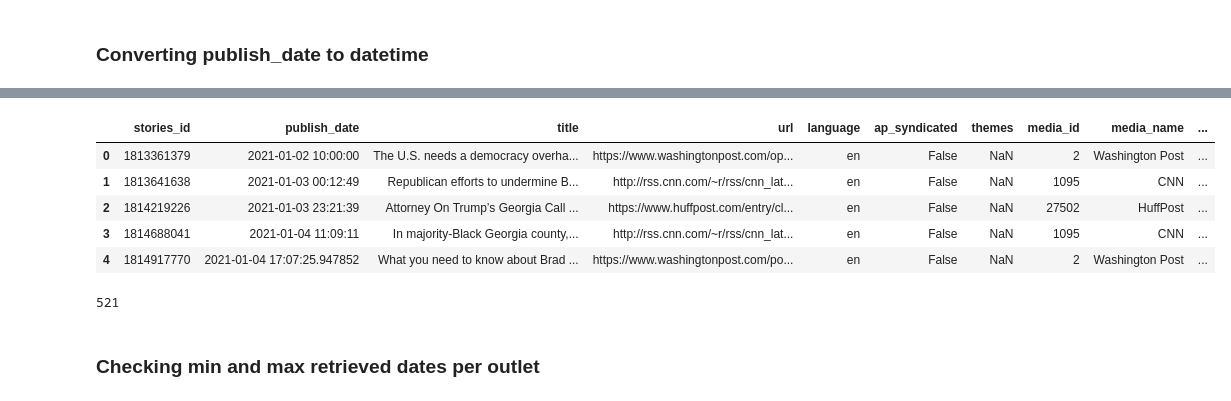
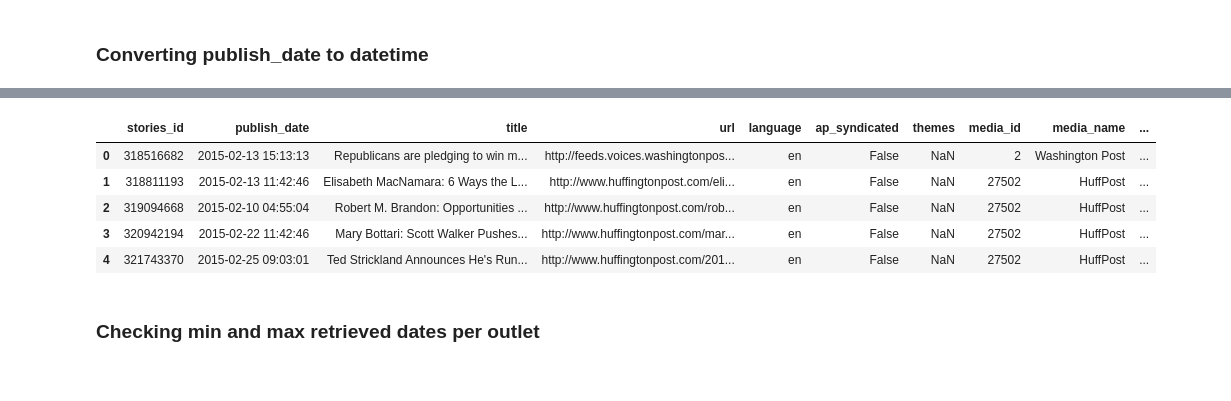
Before and after one commit to analoncur3/Voter-ID-US-News-Media, a Jupyter notebook: Data collection/Mediascore.ipynb, the cells around one changed output, grey strips where cells are left out. Saved outputs shown, nothing was run; the diff lists cells and outputs as text; code cells hidden in the pictures.

```diff
--- a/Data collection/Mediascore.ipynb
+++ b/Data collection/Mediascore.ipynb
@@ -66,12 +80,11 @@ def get_outlet_story_count(media_id):
     story_count = mc.storyCount(f'("voter ID" or "voter identification" or "ID law" or "ID laws" or "voting ID") and (media_id:{media_id})', date_range)
     return story_count
 # %%
-# Find storyCount of selected sources
-sources = [2, 1, 1149, 1095, 25499, 4, 104828, 9, 27502]
+# Find storyCount of sources
+sources = [2, 1, 1149, 1095, 25499, 4, 104828, 9, 27502, 1092, 6443, 101, 7, 19334, 1150, 18775, 25649, 1117]
 results = []
 for x in sources:
     story_counts = get_outlet_story_count(x)['count']
     results.append(story_counts)
-
 print(results)
 # %% [output]
@@ -140,8 +180,8 @@ with open('left.csv', 'w', newline='') as csvfile:
         writer.writerow(s)
 # %%
 # Create dataframe from saved csv file
-left_corpus = pd.read_csv('left.csv', encoding='cp1252')
-len(left_corpus) # check number of urls
-left_corpus.head()
+corpus = pd.read_csv('stories.csv', encoding="utf-8")
+len(corpus) # check number of urls
+corpus.head()
 # %% [output]
 |  | stories_id | publish_date | title | url | language | ap_syndicated | themes | media_id | media_name | ... |
@@ -180,0 +230,6 @@ len(urls)
+# %%
+# Find and remove duplicates or articles without a date
+corpus['exclude_dupe'] = corpus.duplicated(subset=['title', 'url'])
+corpus['exclude_no_date'] = corpus['publish_date'].isna()
+corpus = corpus.loc[(~corpus['exclude_dupe']) & (~corpus['exclude_no_date'])]
+len(corpus)
@@ -186,3 +261,6 @@ left_corpus.info()
 # %%
 # left_corpus.rename(columns={'publish_date': 'Date'}) #renaming date column
-left_corpus['Date'] = pd.to_datetime(left_corpus['publish_date']) # converting publish_date to datetime
+corpus['Date'] = pd.to_datetime(corpus['publish_date']) # converting publish_date to datetime
+corpus['mnth_yr'] = corpus['Date'].apply(lambda x: x.strftime('%d %B, %Y')) # converting datetime to string with format: day, month, year
+corpus['Date'] = pd.to_datetime(corpus['mnth_yr']) # converting string to simplified datetime column
+corpus.head()
@@ -200,23 +274,15 @@ left_corpus.head()
 # %%
 # modify data types
-left_corpus['stories_id'] = left_corpus['stories_id'].astype('str')
-left_corpus['media_id'] = left_corpus['media_id'].astype('str')
-left_corpus.head()
+corpus['stories_id'] = corpus['stories_id'].astype('str')
+corpus['media_id'] = corpus['media_id'].astype('str')
+corpus.head()
 # %% [output]
 |  | stories_id | publish_date | title | url | language | ap_syndicated | themes | media_id | media_name | ... |
-| 0 | 1813361379 | 2021-01-02 10:00:00 | The U.S. needs a democracy overha... | https://www.washingtonpost.com/op... | en | False | NaN | 2 | Washington Post | ... |
-| 1 | 1813641638 | 2021-01-03 00:12:49 | Republican efforts to undermine B... | http://rss.cnn.com/~r/rss/cnn_lat... | en | False | NaN | 1095 | CNN | ... |
-| 2 | 1814219226 | 2021-01-03 23:21:39 | Attorney On Trump’s Georgia Call ... | https://www.huffpost.com/entry/cl... | en | False | NaN | 27502 | HuffPost | ... |
-| 3 | 1814688041 | 2021-01-04 11:09:11 | In majority-Black Georgia county,... | http://rss.cnn.com/~r/rss/cnn_lat... | en | False | NaN | 1095 | CNN | ... |
-| 4 | 1814917770 | 2021-01-04 17:07:25.947852 | What you need to know about Brad ... | https://www.washingtonpost.com/po... | en | False | NaN | 2 | Washington Post | ... |
+| 0 | 318516682 | 2015-02-13 15:13:13 | Republicans are pledging to win m... | http://feeds.voices.washingtonpos... | en | False | NaN | 2 | Washington Post | ... |
+| 1 | 318811193 | 2015-02-13 11:42:46 | Elisabeth MacNamara: 6 Ways the L... | http://www.huffingtonpost.com/eli... | en | False | NaN | 27502 | HuffPost | ... |
+| 2 | 319094668 | 2015-02-10 04:55:04 | Robert M. Brandon: Opportunities ... | http://www.huffingtonpost.com/rob... | en | False | NaN | 27502 | HuffPost | ... |
+| 3 | 320942194 | 2015-02-22 11:42:46 | Mary Bottari: Scott Walker Pushes... | http://www.huffingtonpost.com/mar... | en | False | NaN | 27502 | HuffPost | ... |
+| 4 | 321743370 | 2015-02-25 09:03:01 | Ted Strickland Announces He's Run... | http://www.huffingtonpost.com/201... | en | False | NaN | 27502 | HuffPost | ... |
-# %%
-# Find and remove duplicates or articles without a date
-left_corpus['exclude_dupe'] = left_corpus.duplicated(subset=['title', 'url'])
-left_corpus['exclude_no_date'] = left_corpus['publish_date'].isna()
-left_corpus = left_corpus.loc[(~left_corpus['exclude_dupe']) & (~left_corpus['exclude_no_date'])]
-len(left_corpus)
-# %% [output]
-521
 # %% [markdown]
 ### Checking min and max retrieved dates per outlet
 # %%
```
Also changed, not shown: parts of 27 cells of this notebook.
